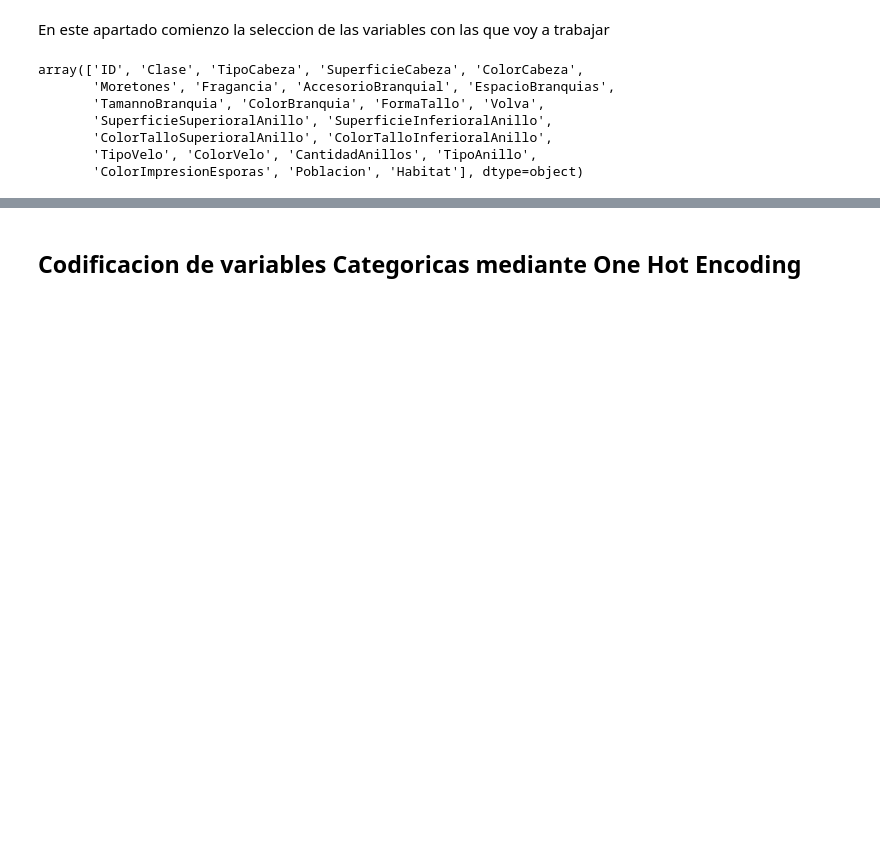
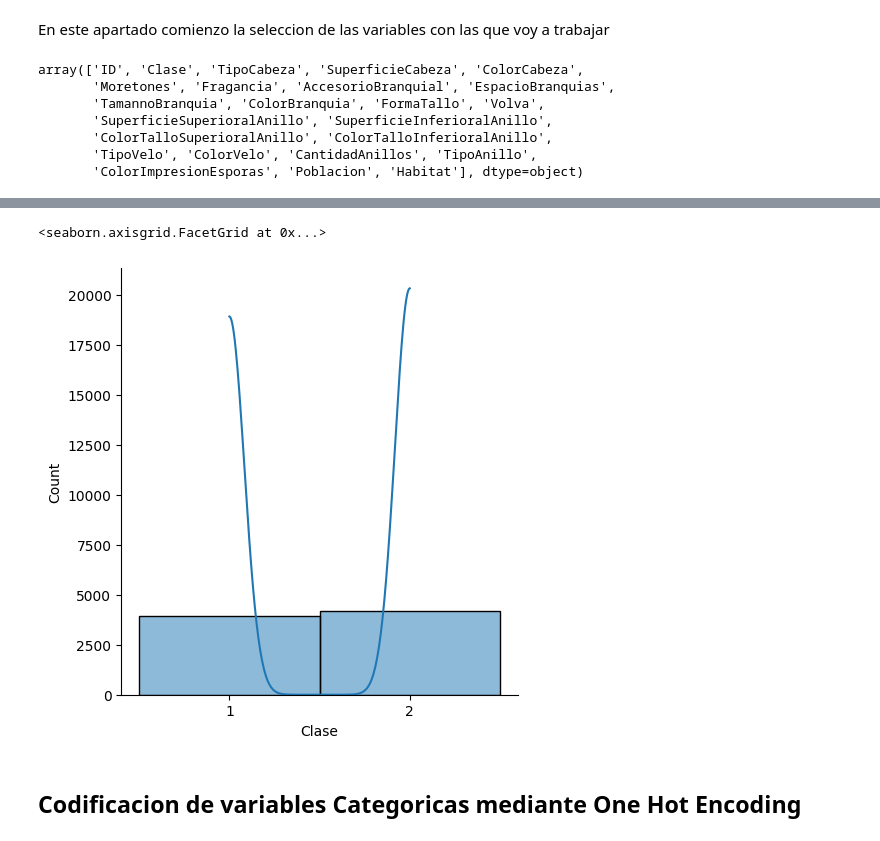
Before and after one commit to Sikriolc/DSCoder, a Jupyter notebook: Data _Wrangling_Campos.ipynb, the cells around one changed output, grey strips where cells are left out. Saved outputs shown, nothing was run; the diff lists cells and outputs as text; code cells hidden in the pictures; blank space fills up the shorter version.

```diff
--- a/Data _Wrangling_Campos.ipynb
+++ b/Data _Wrangling_Campos.ipynb
@@ -501,3 +638,8 @@ Index(['Clase', 'TipoCabeza', 'SuperficieCabeza', 'ColorCabeza', 'Moretones',
+# %%
+sns.displot(data_set['Clase'],kde=True)
+# %% [output]
+<seaborn.axisgrid.FacetGrid at 0x...>
+[figure, added]
 # %% [markdown]
  <h2>Codificacion de variables Categoricas mediante One Hot Encoding</h2>
 # %% [markdown]
```
Also changed, not shown: parts of 19 cells of this notebook.
